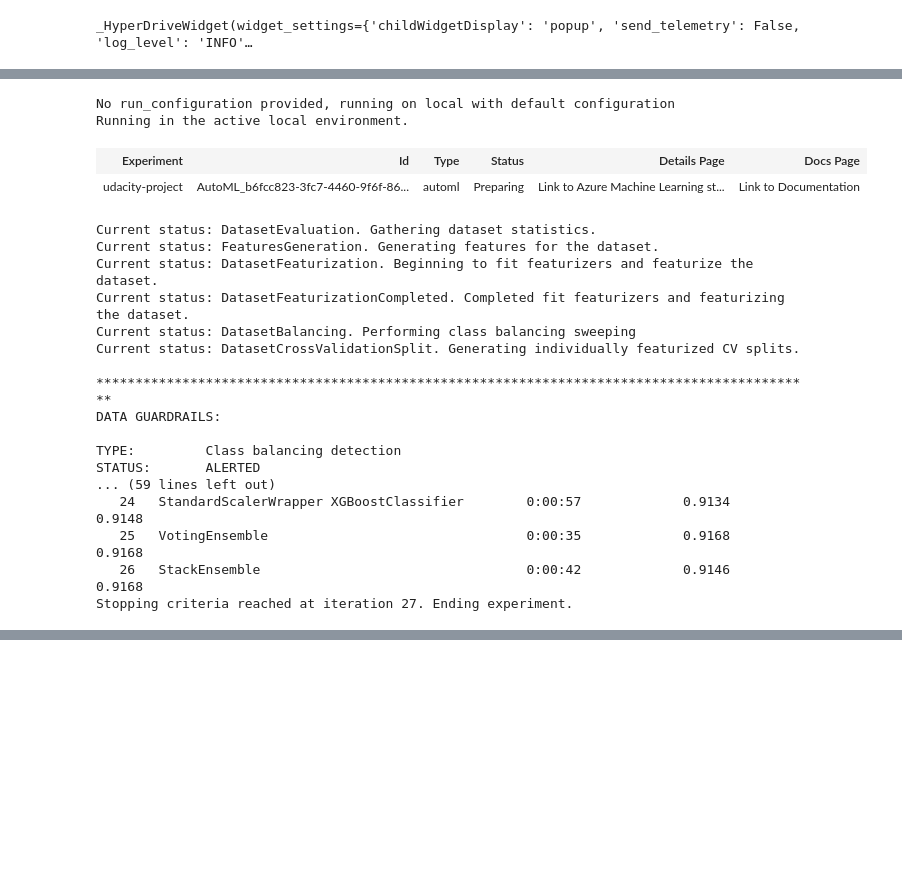
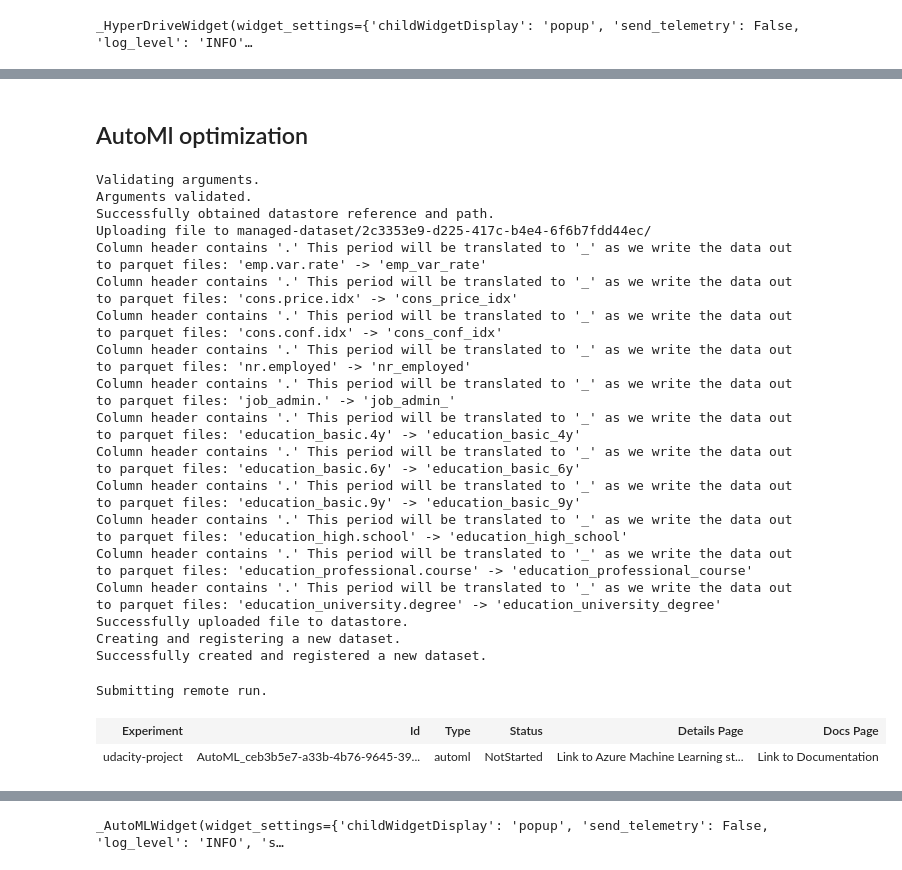
Before and after one commit to Nico31415926535/nd00333_AZMLND_Optimizing_a_Pipeline_in_Azure-Starter_Files, a Jupyter notebook: udacity-project.ipynb, the cells around one changed output, grey strips where cells are left out. Drawn from its saved outputs; the diff is of its cells as text; code cells hidden in the pictures; blank space fills up the shorter version.

Commit message:
dev: added automl step, deleted computer cluster.

```diff
--- a/udacity-project.ipynb
+++ b/udacity-project.ipynb
@@ -118,3 +129,5 @@ best_result_experiment.register_model(model_name="hyperdrive_opt_best_model", mo
+# %% [markdown]
+## AutoMl optimization
 # %%
 from azureml.data.dataset_factory import TabularDatasetFactory
 
@@ -128,6 +141,29 @@ from train import clean_data
 
 # Use the clean_data function to clean your data.
 x, y = clean_data(ds)
+# %%
+from azureml.core import Dataset
+
+ds_cleaned = Dataset.Tabular.register_pandas_dataframe(x.join(y), target=ws.get_default_datastore(), name="bankmarketing-data")
+# %% [output]
+Validating arguments.
+Arguments validated.
+Successfully obtained datastore reference and path.
+Uploading file to managed-dataset/2c3353e9-d225-417c-b4e4-6f6b7fdd44ec/
+Column header contains '.' This period will be translated to '_' as we write the data out to parquet files: 'emp.var.rate' -> 'emp_var_rate'
+Column header contains '.' This period will be translated to '_' as we write the data out to parquet files: 'cons.price.idx' -> 'cons_price_idx'
+Column header contains '.' This period will be translated to '_' as we write the data out to parquet files: 'cons.conf.idx' -> 'cons_conf_idx'
+Column header contains '.' This period will be translated to '_' as we write the data out to parquet files: 'nr.employed' -> 'nr_employed'
+Column header contains '.' This period will be translated to '_' as we write the data out to parquet files: 'job_admin.' -> 'job_admin_'
+Column header contains '.' This period will be translated to '_' as we write the data out to parquet files: 'education_basic.4y' -> 'education_basic_4y'
+Column header contains '.' This period will be translated to '_' as we write the data out to parquet files: 'education_basic.6y' -> 'education_basic_6y'
+Column header contains '.' This period will be translated to '_' as we write the data out to parquet files: 'education_basic.9y' -> 'education_basic_9y'
+Column header contains '.' This period will be translated to '_' as we write the data out to parquet files: 'education_high.school' -> 'education_high_school'
+Column header contains '.' This period will be translated to '_' as we write the data out to parquet files: 'education_professional.course' -> 'education_professional_course'
+Column header contains '.' This period will be translated to '_' as we write the data out to parquet files: 'education_university.degree' -> 'education_university_degree'
+Successfully uploaded file to datastore.
+Creating and registering a new dataset.
+Successfully created and registered a new dataset.
 # %%
 from azureml.train.automl import AutoMLConfig
 
@@ -139,36 +175,18 @@ automl_config = AutoMLConfig(
     experiment_timeout_minutes=30,
     task="classification",
     primary_metric="accuracy",
-    training_data=x.join(y),
+    training_data=ds_cleaned,
     label_column_name="y",
-    n_cross_validations=2,
-    #compute_target=cluster_handle,
-    #max_concurrent_iterations=4,
+    n_cross_validations=5,
+    compute_target=cluster_handle,
+    max_concurrent_iterations=4,
     enable_early_stopping=True,
     )
 # %%
 # Submit your automl run
 
-run_with_autml_opt = exp.submit(config=automl_config, show_output=True)
+run_with_autml_opt = exp.submit(config=automl_config, show_output=False)
 # %% [output]
-No run_configuration provided, running on local with default configuration
-Running in the active local environment.
+Submitting remote run.
 | Experiment | Id | Type | Status | Details Page | Docs Page |
-| udacity-project | AutoML_b6fcc823-3fc7-4460-9f6f-86... | automl | Preparing | Link to Azure Machine Learning st... | Link to Documentation |
+| udacity-project | AutoML_ceb3b5e7-a33b-4b76-9645-39... | automl | NotStarted | Link to Azure Machine Learning st... | Link to Documentation |
-Current status: DatasetEvaluation. Gathering dataset statistics.
-Current status: FeaturesGeneration. Generating features for the dataset.
-Current status: DatasetFeaturization. Beginning to fit featurizers and featurize the dataset.
-Current status: DatasetFeaturizationCompleted. Completed fit featurizers and featurizing the dataset.
-Current status: DatasetBalancing. Performing class balancing sweeping
-Current status: DatasetCrossValidationSplit. Generating individually featurized CV splits.
-
-********************************************************************************************
-DATA GUARDRAILS:
-
-TYPE:         Class balancing detection
-STATUS:       ALERTED
-... (59 lines left out)
-   24   StandardScalerWrapper XGBoostClassifier        0:00:57             0.9134    0.9148
-   25   VotingEnsemble                                 0:00:35             0.9168    0.9168
-   26   StackEnsemble                                  0:00:42             0.9146    0.9168
-Stopping criteria reached at iteration 27. Ending experiment.
@@ -176,3 +193,7 @@ Stopping criteria reached at iteration 27. Ending experiment.
+# %%
+RunDetails(run_with_autml_opt).show()
+# %% [output]
+_AutoMLWidget(widget_settings={'childWidgetDisplay': 'popup', 'send_telemetry': False, 'log_level': 'INFO', 's…
 # %%
 # Retrieve and save your best automl model.
 
```
Also changed, not shown: parts of 8 cells of this notebook, 2 other files.
